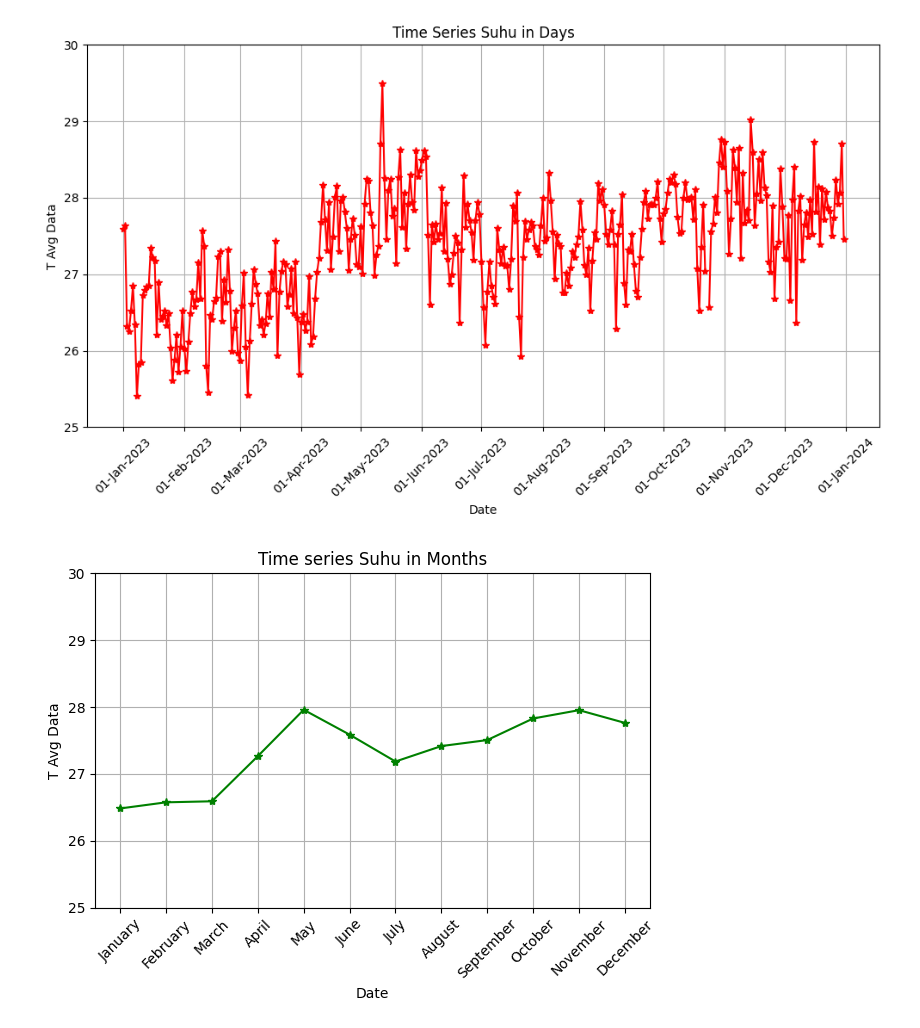
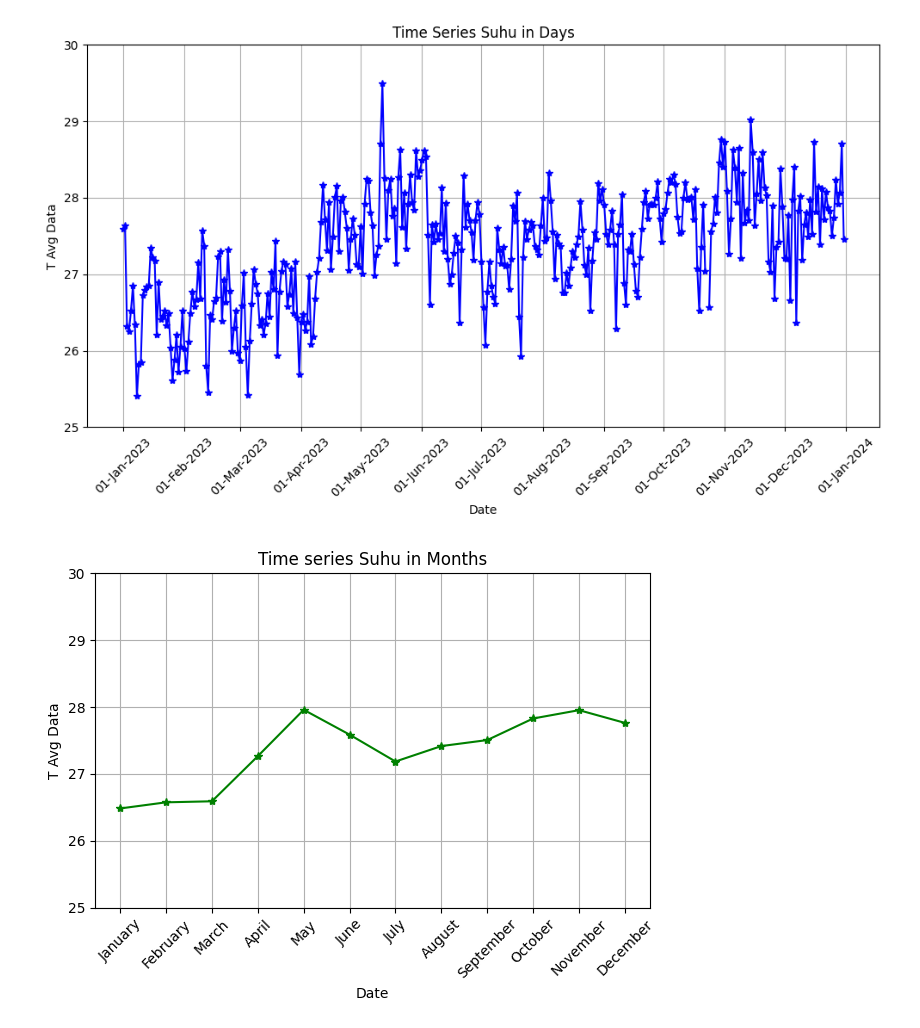
Before and after one commit to syadrn/Proyek-Kapita-Selekta, a Jupyter notebook: Tugas proyek akhir meteo/data_handling_kalimantan.ipynb, the cells around one changed output. Saved outputs shown, nothing was run; the diff lists cells and outputs as text; code cells hidden in the pictures.

```diff
--- a/Tugas proyek akhir meteo/data_handling_kalimantan.ipynb
+++ b/Tugas proyek akhir meteo/data_handling_kalimantan.ipynb
@@ -51,25 +51,25 @@ dates = pd.to_datetime(dates, dayfirst=True)
 # %%
 # Plot data Harian
 
 plt.figure(figsize=(10,6))
-plt.plot(dates, daily_avg, marker='*', color='r')
+plt.plot(dates, daily_avg, marker='*', color='b')
 
 # Atur format tanggal di sumbu x untuk menampilkan satu tanggal setiap awal bulan
 plt.gca().xaxis.set_major_locator(mdates.MonthLocator())  # Menampilkan tanggal setiap awal bulan
 plt.gca().xaxis.set_major_formatter(mdates.DateFormatter('%d-%b-%Y'))  # Format tanggal (misal: 01-Jan-2024)
 
 plt.xticks(rotation=45)
 plt.ylim(25, 30)
 plt.xlabel("Date")
 plt.ylabel('T Avg Data')
 plt.title(f'Time Series Suhu in Days')
 plt.grid(True)
 plt.tight_layout()
 
 # Tampilkan plot
 plt.show()
 # %% [output]
-[figure, old version]
+[figure, new version]
 # %%
 # Data Rata rata bulanan
 
```
